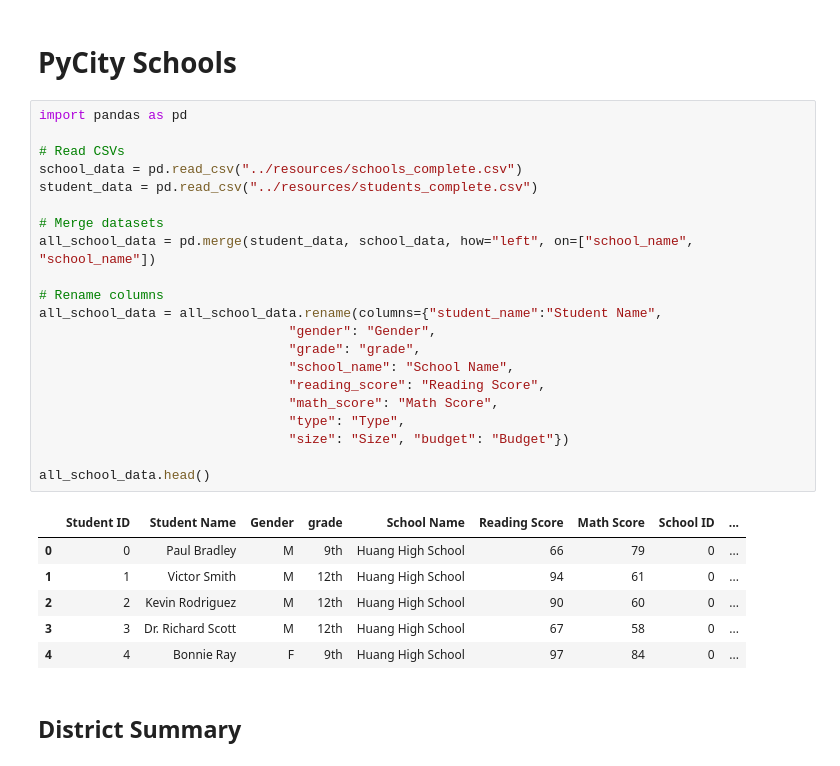
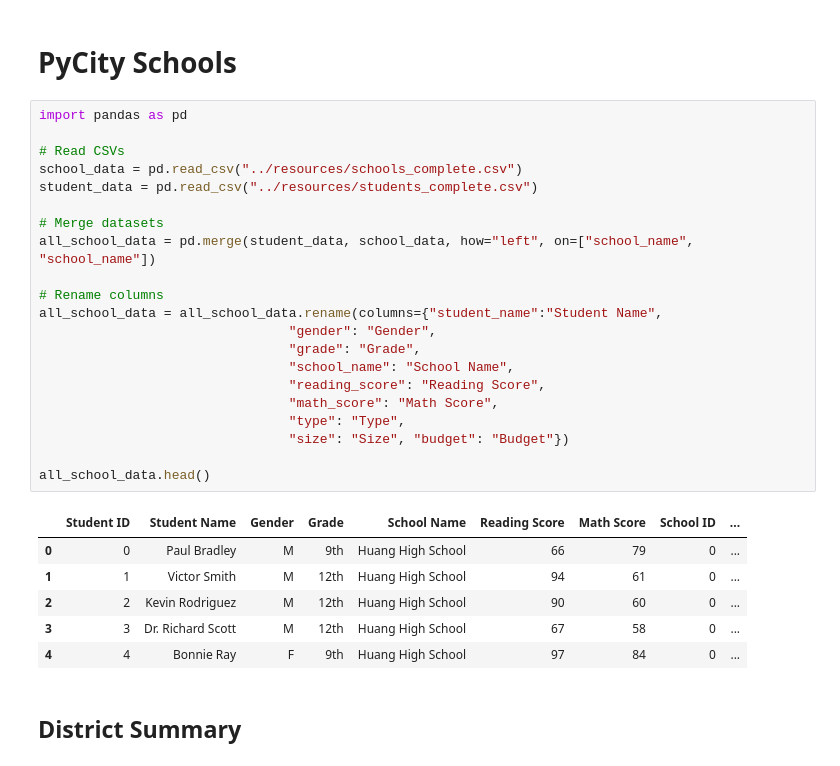
Before and after one commit to hayden4davey/pandas-challenges, a Jupyter notebook: pyschools/PyCitySchools.ipynb, the cells around one changed output. Drawn from its saved outputs; the diff is of its cells as text.

```diff
--- a/pyschools/PyCitySchools.ipynb
+++ b/pyschools/PyCitySchools.ipynb
@@ -3,26 +3,26 @@
 # %%
 import pandas as pd
 
 # Read CSVs
 school_data = pd.read_csv("../resources/schools_complete.csv")
 student_data = pd.read_csv("../resources/students_complete.csv")
 
 # Merge datasets
 all_school_data = pd.merge(student_data, school_data, how="left", on=["school_name", "school_name"])
 
 # Rename columns
 all_school_data = all_school_data.rename(columns={"student_name":"Student Name",
                                 "gender": "Gender",
-                                "grade": "grade",
+                                "grade": "Grade",
                                 "school_name": "School Name",
                                 "reading_score": "Reading Score",
                                 "math_score": "Math Score",
                                 "type": "Type",
                                 "size": "Size", "budget": "Budget"})
 
 all_school_data.head()
 # %% [output]
-|  | Student ID | Student Name | Gender | grade | School Name | Reading Score | Math Score | School ID | ... |
+|  | Student ID | Student Name | Gender | Grade | School Name | Reading Score | Math Score | School ID | ... |
 | 0 | 0 | Paul Bradley | M | 9th | Huang High School | 66 | 79 | 0 | ... |
 | 1 | 1 | Victor Smith | M | 12th | Huang High School | 94 | 61 | 0 | ... |
 | 2 | 2 | Kevin Rodriguez | M | 12th | Huang High School | 90 | 60 | 0 | ... |
```
Also changed, not shown: parts of 11 cells of this notebook.
